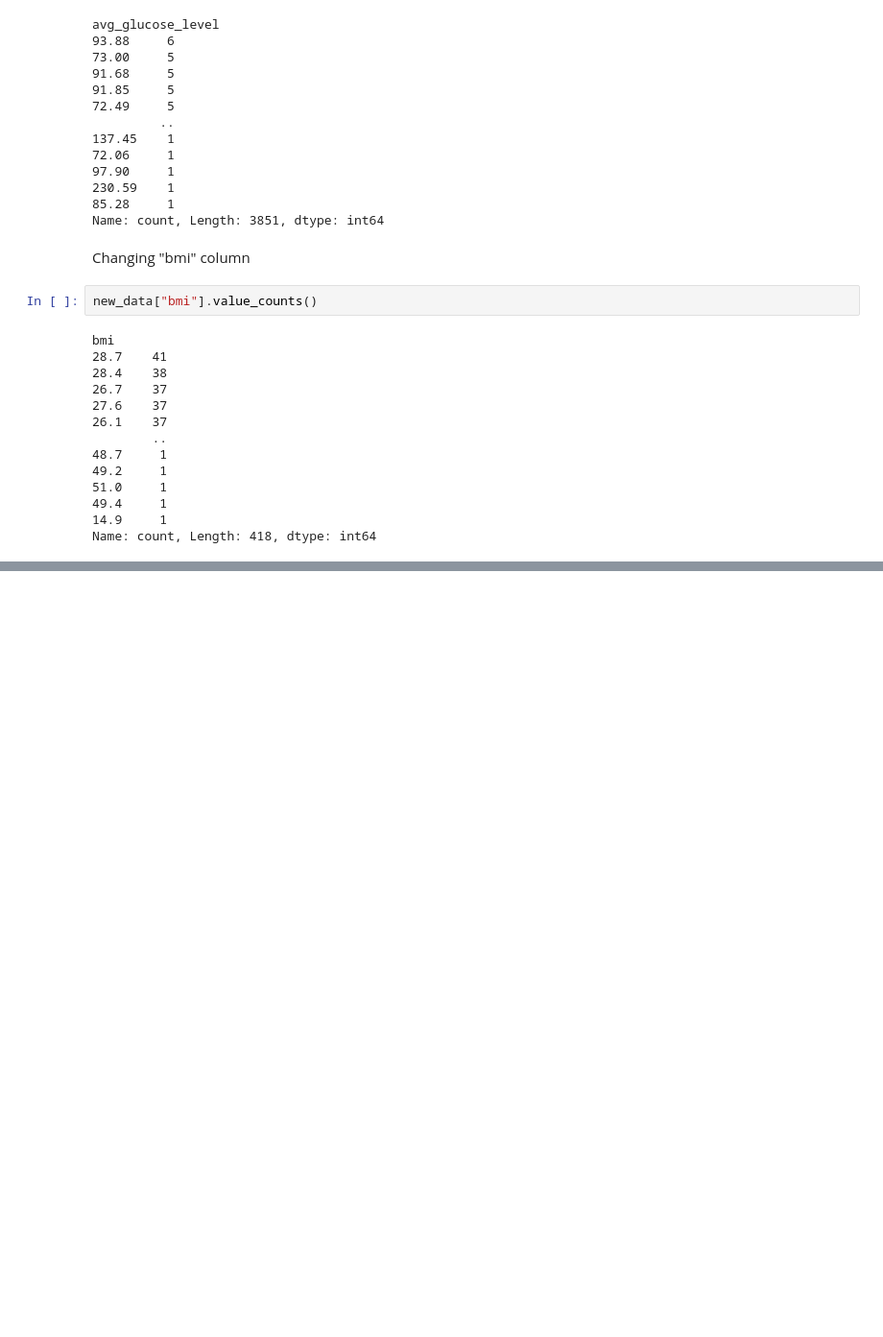
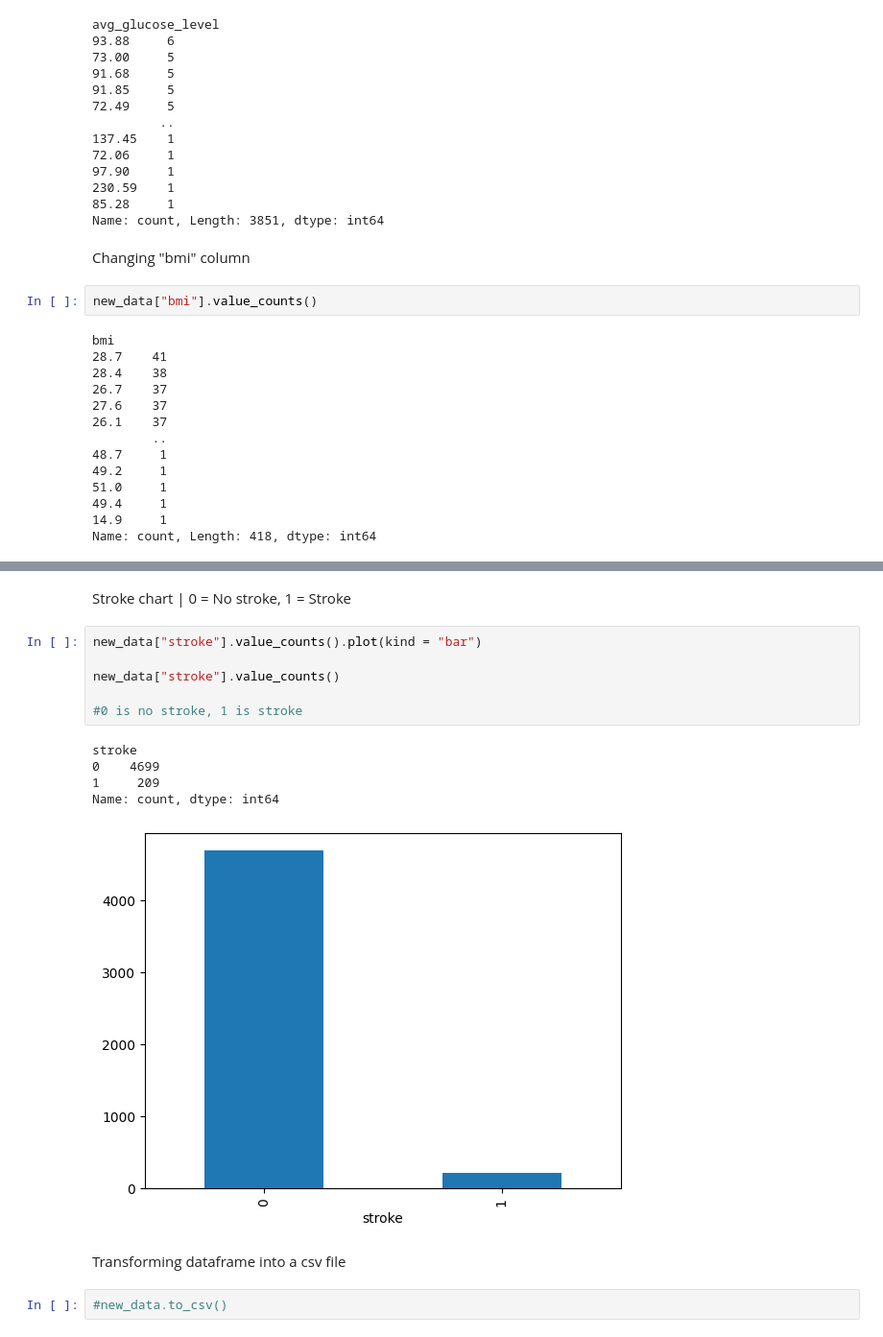
Before and after one commit to lewkevin6/4900, a Jupyter notebook: data_visualization.ipynb, the cells around one changed output, grey strips where cells are left out. Shown: that part at 96% size. Saved outputs shown, nothing was run; the diff lists cells and outputs as text; blank space fills up the shorter version.

```diff
--- a/data_visualization.ipynb
+++ b/data_visualization.ipynb
@@ -240,0 +277,18 @@ Name: count, dtype: int64
+# %% [markdown]
+Stroke chart | 0 = No stroke, 1 = Stroke
+# %%
+new_data["stroke"].value_counts().plot(kind = "bar")
+
+new_data["stroke"].value_counts()
+
+#0 is no stroke, 1 is stroke
+# %% [output]
+stroke
+0    4699
+1     209
+Name: count, dtype: int64
+[figure, added]
+# %% [markdown]
+Transforming dataframe into a csv file
+# %%
+#new_data.to_csv()
```
Also changed, not shown: parts of 15 cells of this notebook, 1 other file.
